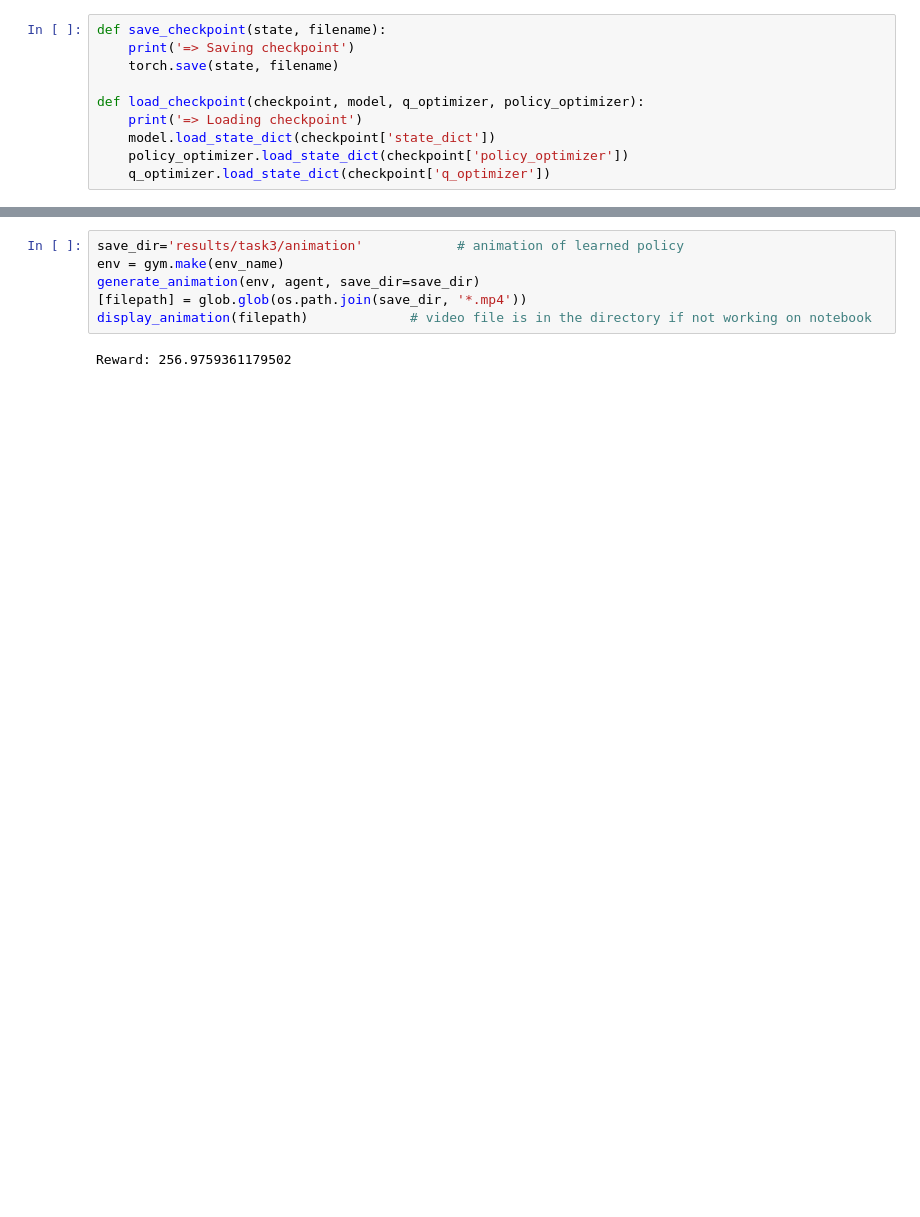
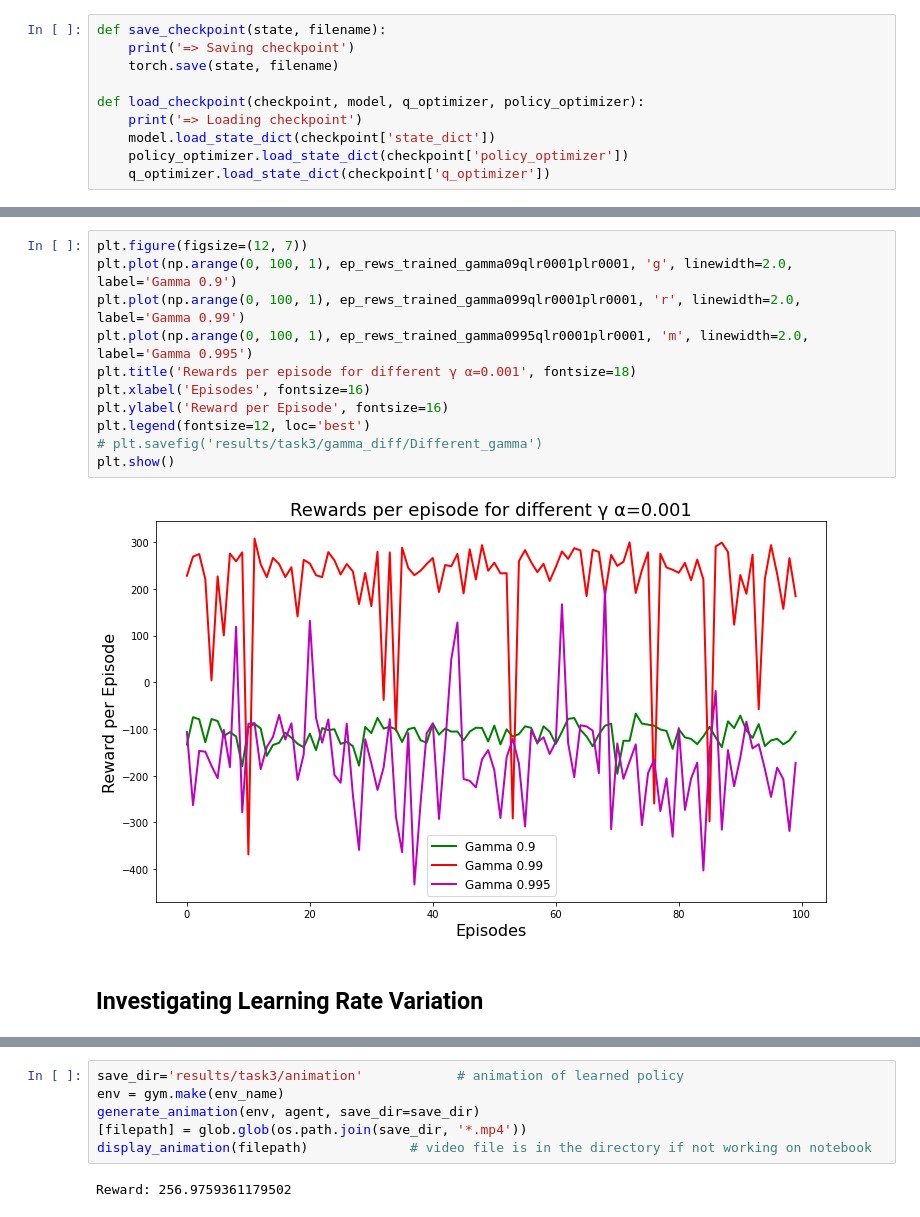
Before and after one commit to Assassinsarms/Stronghold-MDP-Q-learning-in-Stronghold-Environment-DDPG-in-Lunar-Lander, a Jupyter notebook: Aaron_Mir_INM707_Task3.ipynb, the cells around one changed output, grey strips where cells are left out. Cells and saved outputs as stored; diff of their text form; blank space fills up the shorter version.

```diff
--- a/Aaron_Mir_INM707_Task3.ipynb
+++ b/Aaron_Mir_INM707_Task3.ipynb
@@ -90,0 +171,15 @@ Epoch: 100, Val Average Reward: 237, Val Average Length: 414
+# %%
+plt.figure(figsize=(12, 7))
+plt.plot(np.arange(0, 100, 1), ep_rews_trained_gamma09qlr0001plr0001, 'g', linewidth=2.0, label='Gamma 0.9')
+plt.plot(np.arange(0, 100, 1), ep_rews_trained_gamma099qlr0001plr0001, 'r', linewidth=2.0, label='Gamma 0.99')
+plt.plot(np.arange(0, 100, 1), ep_rews_trained_gamma0995qlr0001plr0001, 'm', linewidth=2.0, label='Gamma 0.995')
+plt.title('Rewards per episode for different γ α=0.001', fontsize=18)
+plt.xlabel('Episodes', fontsize=16)
+plt.ylabel('Reward per Episode', fontsize=16)
+plt.legend(fontsize=12, loc='best')
+# plt.savefig('results/task3/gamma_diff/Different_gamma')
+plt.show()
+# %% [output]
+[figure, added]
+# %% [markdown]
+## Investigating Learning Rate Variation
```
Also changed, not shown: parts of 26 cells of this notebook, 25 other files.
